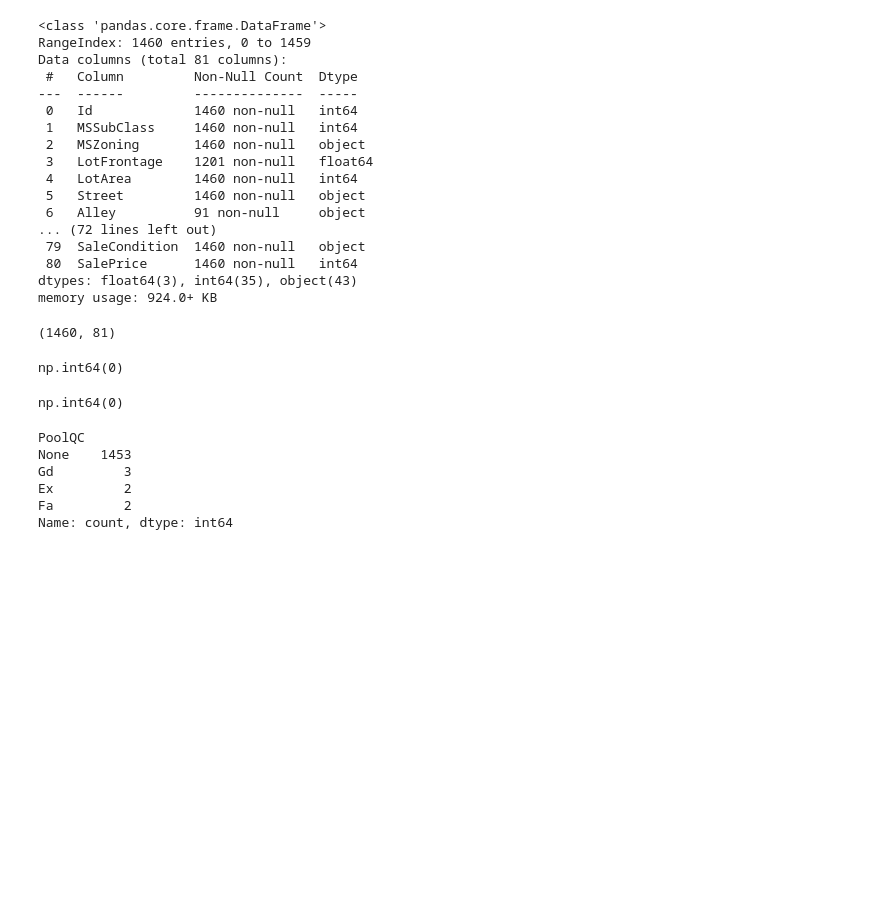
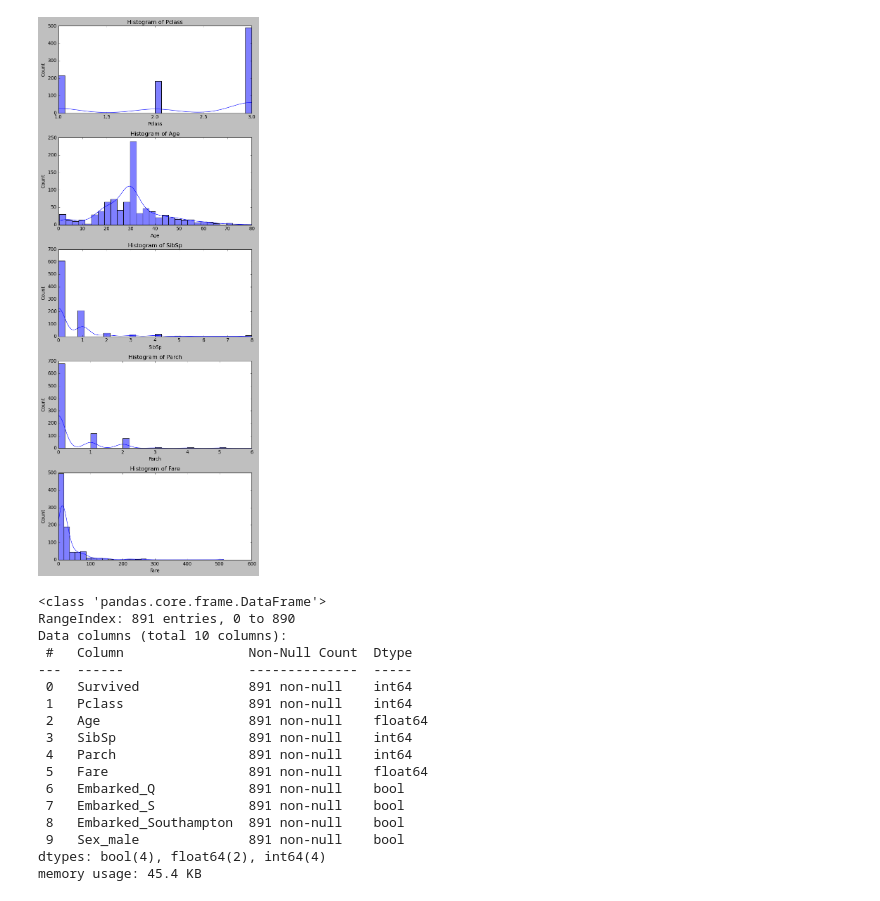
Before and after one commit to KyleSDeveloper/mini-project-1, a Jupyter notebook: main.ipynb, the cells around one changed output. Drawn from its saved outputs; the diff is of its cells as text; code cells hidden in the pictures; blank space fills up the shorter version.

```diff
--- a/main.ipynb
+++ b/main.ipynb
@@ -10,40 +65,36 @@ df = pd.read_csv("train.csv")
+# %%
+# Select your features
+num_features = ["Pclass", "Age", "SibSp", "Parch", "Fare"]
+
+# Set up the grid
+fig, axes = plt.subplots(len(num_features), 1, figsize=(8, 20))
+
+# Loop through each feature
+for i, col in enumerate(num_features):
+    sns.histplot(data=df, x=col, bins=30, kde=True, ax=axes[i])
+    axes[i].set_title(f"Histogram of {col}")
+
+plt.tight_layout()
+plt.show()
+# %% [output]
+[figure, added]
 # %%
-df.head()
 df.info()
-df.shape
 # %% [output]
 <class 'pandas.core.frame.DataFrame'>
-RangeIndex: 1460 entries, 0 to 1459
-Data columns (total 81 columns):
- #   Column         Non-Null Count  Dtype
----  ------         --------------  -----
- 0   Id             1460 non-null   int64
- 1   MSSubClass     1460 non-null   int64
- 2   MSZoning       1460 non-null   object
- 3   LotFrontage    1201 non-null   float64
- 4   LotArea        1460 non-null   int64
- 5   Street         1460 non-null   object
- 6   Alley          91 non-null     object
-... (72 lines left out)
- 79  SaleCondition  1460 non-null   object
- 80  SalePrice      1460 non-null   int64
-dtypes: float64(3), int64(35), object(43)
-memory usage: 924.0+ KB
+RangeIndex: 891 entries, 0 to 890
+Data columns (total 10 columns):
+ #   Column                Non-Null Count  Dtype
+---  ------                --------------  -----
+ 0   Survived              891 non-null    int64
+ 1   Pclass                891 non-null    int64
+ 2   Age                   891 non-null    float64
+ 3   SibSp                 891 non-null    int64
+ 4   Parch                 891 non-null    int64
+ 5   Fare                  891 non-null    float64
+ 6   Embarked_Q            891 non-null    bool
+ 7   Embarked_S            891 non-null    bool
+ 8   Embarked_Southampton  891 non-null    bool
+ 9   Sex_male              891 non-null    bool
+dtypes: bool(4), float64(2), int64(4)
+memory usage: 45.4 KB
-(1460, 81)
-# %%
-df.duplicated().sum()
-# %% [output]
-np.int64(0)
-# %%
-df['PoolQC'].isnull().sum()
-# %% [output]
-np.int64(0)
-# %%
-df['PoolQC'].value_counts()
-# %% [output]
-PoolQC
-None    1453
-Gd         3
-Ex         2
-Fa         2
-Name: count, dtype: int64
```
Also changed, not shown: parts of 18 cells of this notebook.
